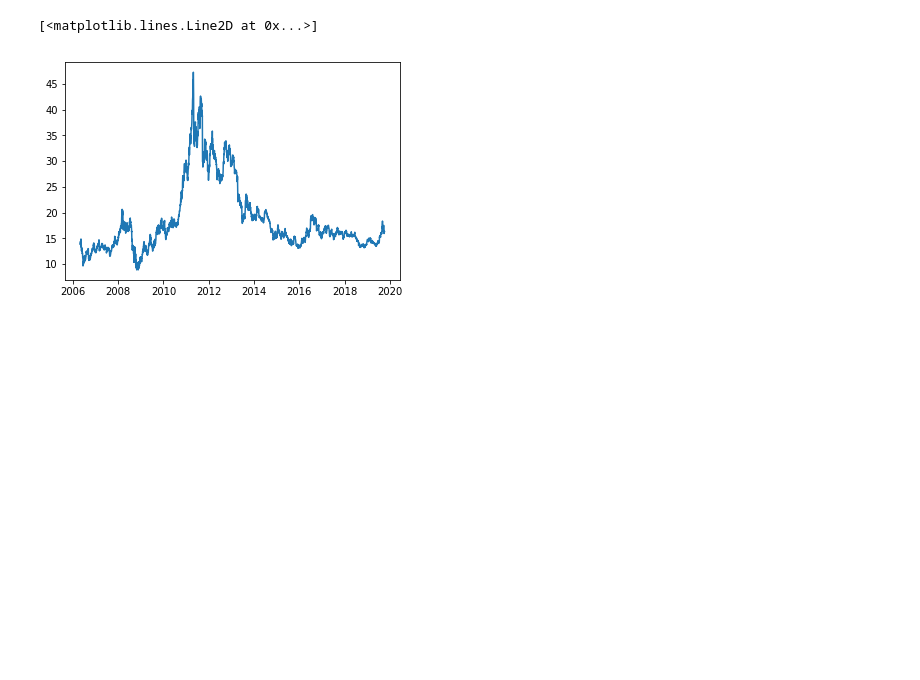
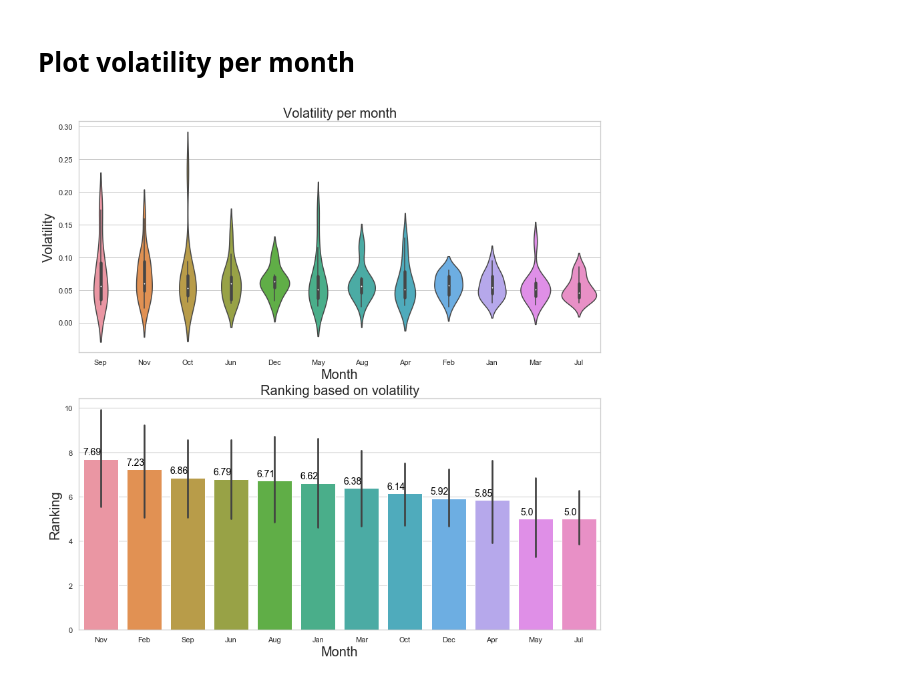
Before and after one commit to akharina/gold_silver_etf, a Jupyter notebook: Tech_Notebook.ipynb, the cells around one changed output. Drawn from its saved outputs; the diff is of its cells as text; code cells hidden in the pictures; blank space fills up the shorter version.

Commit message:
My plots are added

```diff
--- a/Tech_Notebook.ipynb
+++ b/Tech_Notebook.ipynb
@@ -18,9 +21,13 @@ symbol_list = ['SLV', 'SIL', 'GLD', 'GDX', 'DJI']
 # %%
 #Cleaning data
 df_clean = full_clean()
-# %%
-df_clean_SLV = df_clean.loc[df_clean['symbol'] == 'SLV'].copy()
-plt.plot(df_clean_SLV['date'], df_clean_SLV['close'])
-# %% [output]
-[<matplotlib.lines.Line2D at 0x...>]
-[figure, removed]
+# %% [markdown]
+# Plot volatility per month
+# %%
+target_var = 'close'
+target_symbol = 'SLV'
+output_image_name = f'volatility_monthly_{target_var}_{target_symbol}'
+volatility_set = compute_volatility(df_clean.copy(), target_var, target_symbol)
+visualization_one(volatility_set, target_symbol, target_var, output_image_name)
+# %% [output]
+[figure, added]
```
Also changed, not shown: parts of 4 cells of this notebook, 8 other files.
